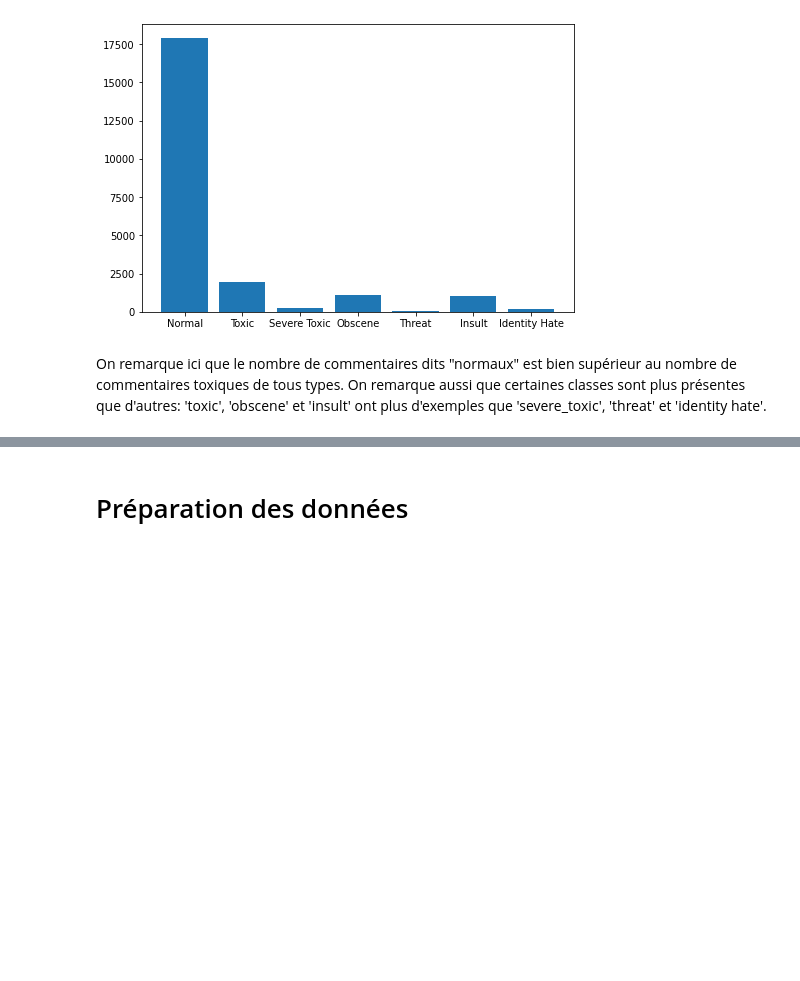
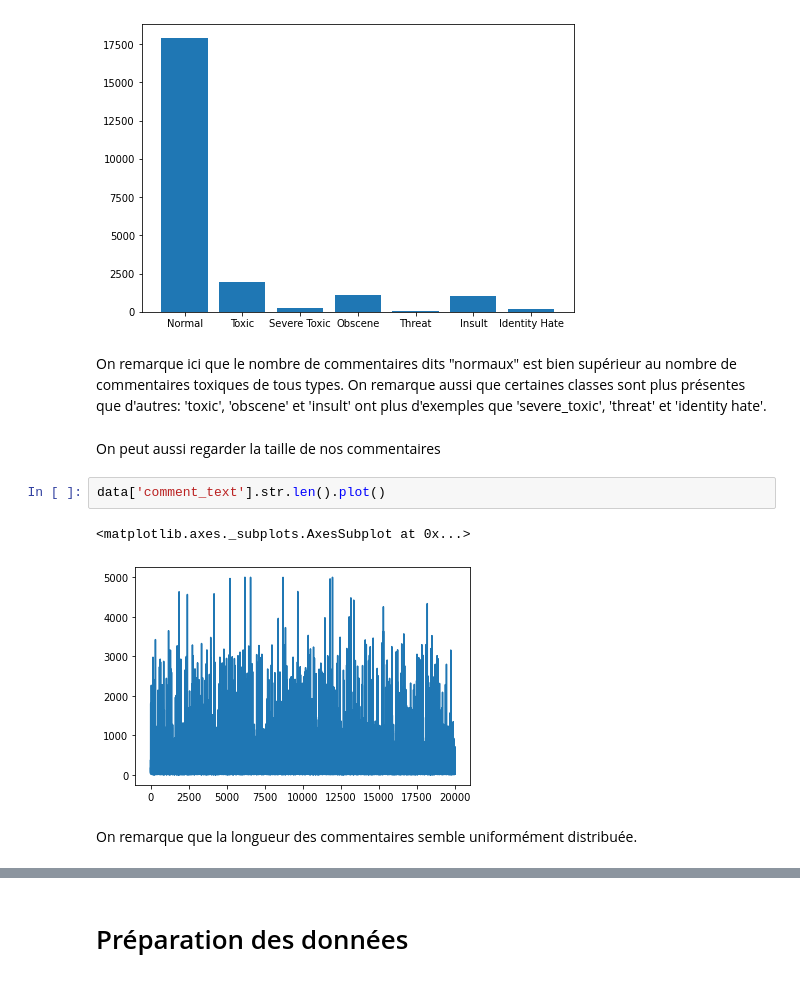
Before and after one commit to Aduwix/Toxic_comments_classification, a Jupyter notebook: Classification_commentaires_toxiques.ipynb, the cells around one changed output, grey strips where cells are left out. Saved outputs shown, nothing was run; the diff lists cells and outputs as text; blank space fills up the shorter version.

```diff
--- a/Classification_commentaires_toxiques.ipynb
+++ b/Classification_commentaires_toxiques.ipynb
@@ -74,3 +85,12 @@ plt.show()
 [figure]
 # %% [markdown]
 On remarque ici que le nombre de commentaires dits "normaux" est bien supérieur au nombre de commentaires toxiques de tous types. On remarque aussi que certaines classes sont plus présentes que d'autres: 'toxic', 'obscene' et 'insult' ont plus d'exemples que 'severe_toxic', 'threat' et 'identity hate'.
+# %% [markdown]
+On peut aussi regarder la taille de nos commentaires
+# %%
+data['comment_text'].str.len().plot()
+# %% [output]
+<matplotlib.axes._subplots.AxesSubplot at 0x...>
+[figure, added]
+# %% [markdown]
+On remarque que la longueur des commentaires semble uniformément distribuée.
```
Also changed, not shown: parts of 21 cells of this notebook.
